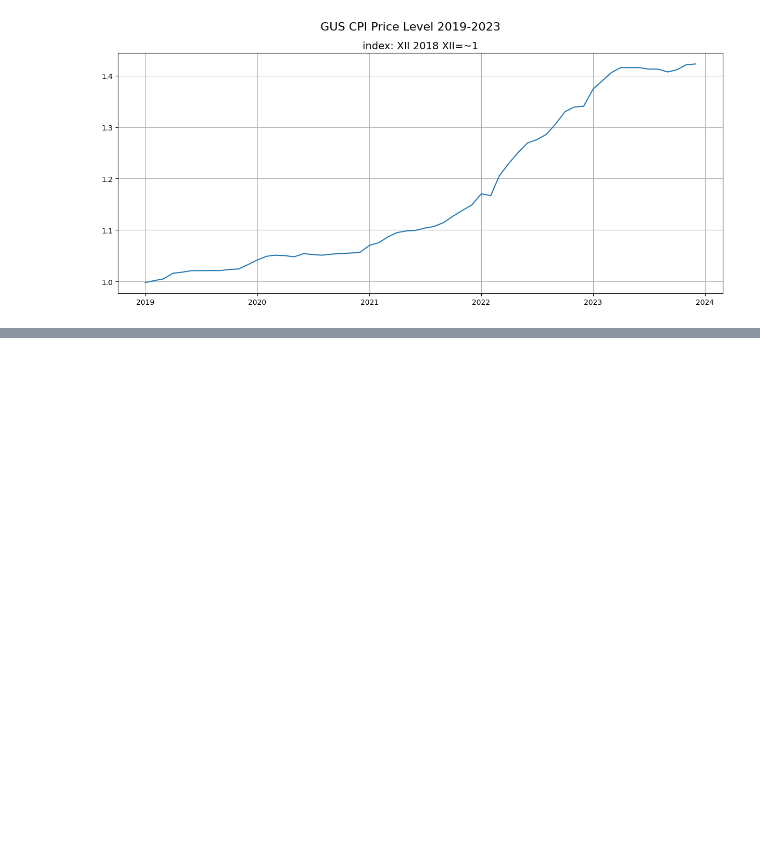
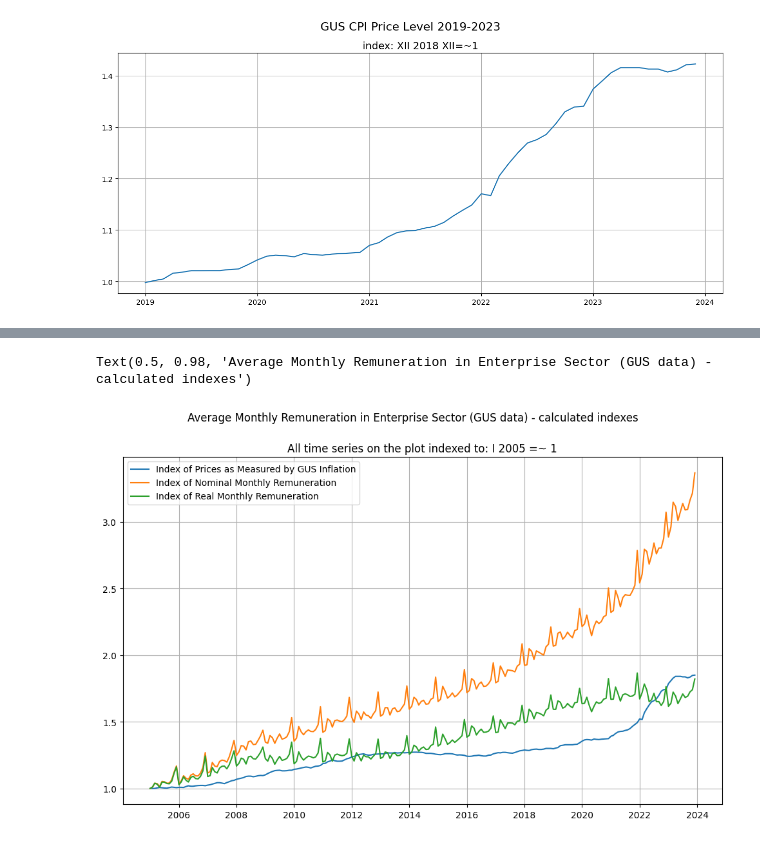
Before and after one commit to wegar-2/python.jupyter.notebooks, a Jupyter notebook: inflation_Poland_covid_and_war.ipynb, the cells around one changed output, grey strips where cells are left out. Saved outputs shown, nothing was run; the diff lists cells and outputs as text; code cells hidden in the pictures; blank space fills up the shorter version.

Commit message:
Added brief overview of the remuneration time series

```diff
--- a/inflation_Poland_covid_and_war.ipynb
+++ b/inflation_Poland_covid_and_war.ipynb
@@ -103,0 +120,7 @@ Text(0.5, 1.0, 'index: XII 2018 XII=~1')
+# %%
+data_pay = data.loc[~data["nominal_average_monthly_pay"].isna(), :].copy(deep=True)
+data_pay["price_level_pay"] = (data_pay["CPI_inflation_MoM"] / 100).cumprod()
+data_pay["real_average_monthly_pay"] = data_pay["nominal_average_monthly_pay"] / data_pay["price_level_pay"]
+data_pay["nominal_pay_index"] = data_pay["nominal_average_monthly_pay"] / data_pay["nominal_average_monthly_pay"].iloc[0]
+data_pay["real_pay_index"] = data_pay["real_average_monthly_pay"] / data_pay["real_average_monthly_pay"].iloc[0]
+data_pay.head(3)
@@ -103,0 +133,13 @@ Text(0.5, 1.0, 'index: XII 2018 XII=~1')
+# %%
+fig_pay = plt.figure(figsize=(12, 7))
+ax_pay = fig_pay.add_subplot(1, 1, 1)
+ax_pay.plot(data_pay.index, data_pay["price_level_pay"], label="Index of Prices as Measured by GUS Inflation")
+ax_pay.plot(data_pay.index, data_pay["nominal_pay_index"], label="Index of Nominal Monthly Remuneration")
+ax_pay.plot(data_pay.index, data_pay["real_pay_index"], label="Index of Real Monthly Remuneration")
+ax_pay.grid()
+ax_pay.legend()
+ax_pay.set_title("All time series on the plot indexed to: I 2005 =~ 1")
+fig_pay.suptitle("Average Monthly Remuneration in Enterprise Sector (GUS data) - calculated indexes")
+# %% [output]
+Text(0.5, 0.98, 'Average Monthly Remuneration in Enterprise Sector (GUS data) - calculated indexes')
+[figure, added]
```
Also changed, not shown: parts of 9 cells of this notebook, 1 other file.
